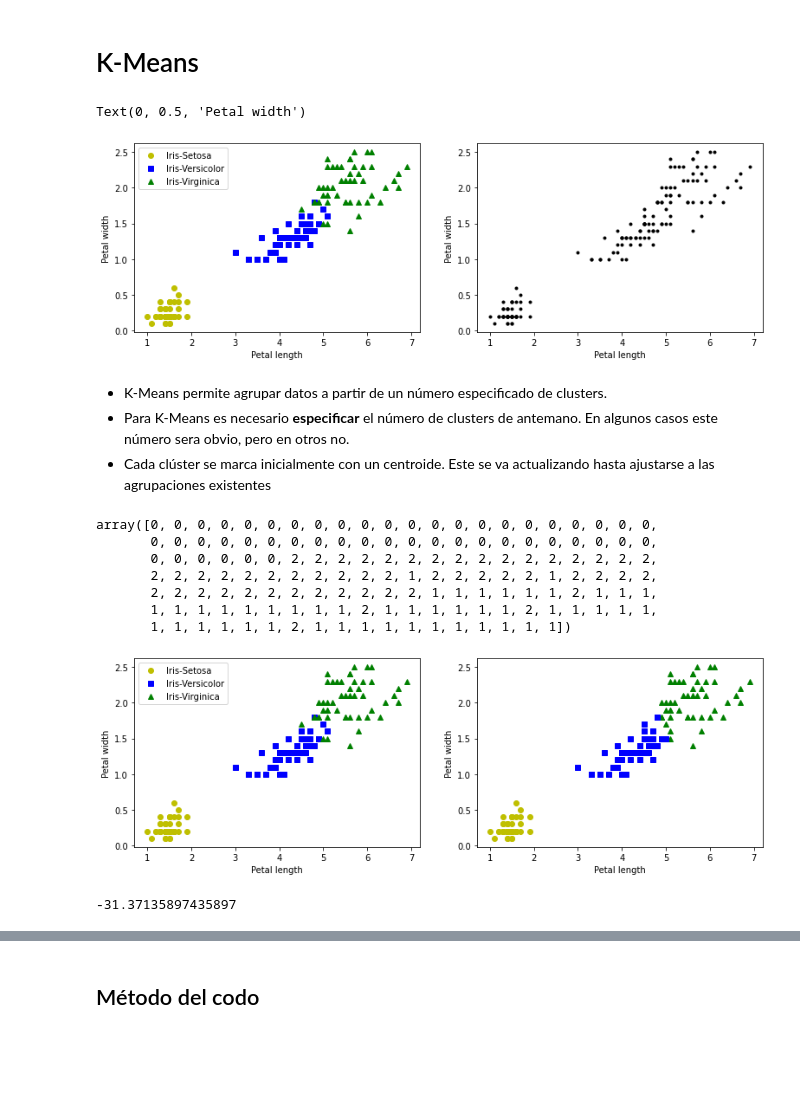
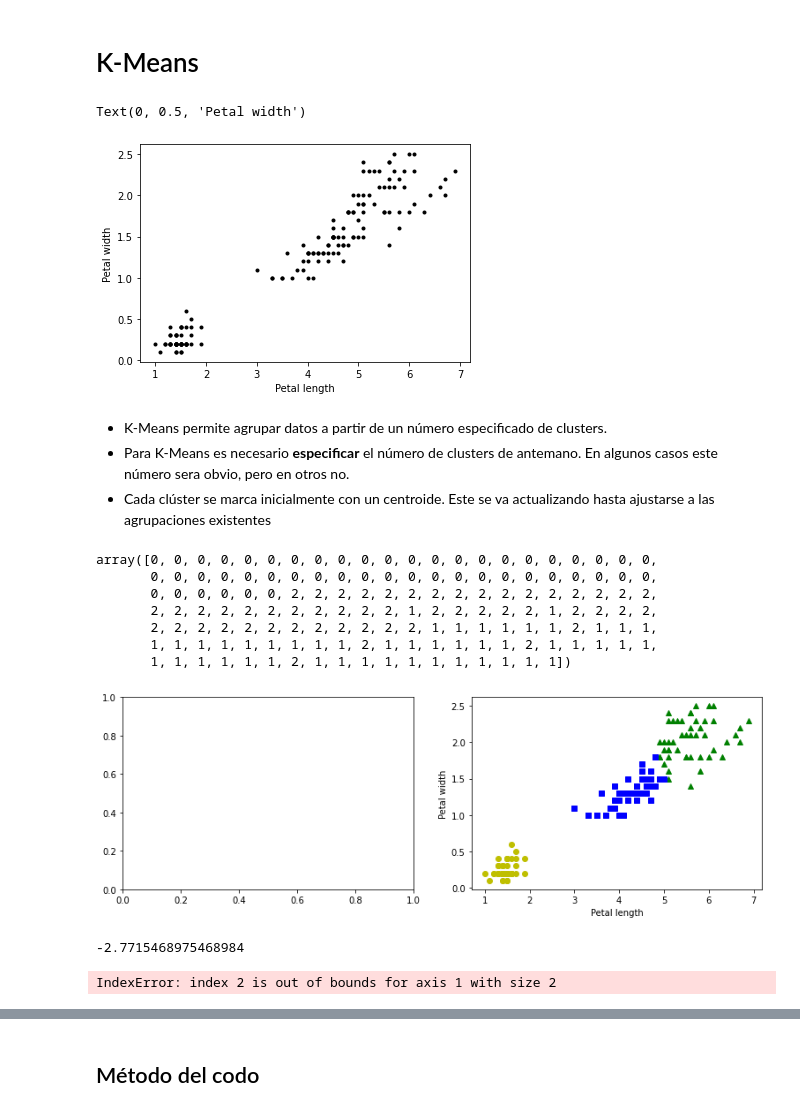
Before and after one commit to jeedorsa/DataScienceUnilever2022, a Jupyter notebook: Track 1/Clases/8-UnsupervisedLearning/8-UnsupervisedLearning.ipynb, the cells around one changed output, grey strips where cells are left out. Drawn from its saved outputs; the diff is of its cells as text; code cells hidden in the pictures; blank space fills up the shorter version.

```diff
--- a/Track 1/Clases/8-UnsupervisedLearning/8-UnsupervisedLearning.ipynb
+++ b/Track 1/Clases/8-UnsupervisedLearning/8-UnsupervisedLearning.ipynb
@@ -40,28 +40,21 @@ Fuente: "Hands-on Machine Learning with Scikit-Learn, Keras & TensorFlow"
 # %%
 from sklearn.datasets import load_iris
 import matplotlib.pyplot as plt
 
 iris = load_iris()
 X = iris.data[:,2:]
 y = iris.target
 
 fig = plt.figure(figsize=(13,4))
-ax1 = fig.add_subplot(1,2,1)
-ax1.plot(X[y==0,0],X[y==0,1],'yo')
-ax1.plot(X[y==1,0],X[y==1,1],'bs')
-ax1.plot(X[y==2,0],X[y==2,1],'g^')
-ax1.legend(['Iris-Setosa','Iris-Versicolor','Iris-Virginica'])
-ax1.set_xlabel('Petal length')
-ax1.set_ylabel('Petal width')
 
 
 ax2 = fig.add_subplot(1,2,2)
 ax2.plot(X[:, 0],X[:,1],'k.')
 ax2.set_xlabel('Petal length')
 ax2.set_ylabel('Petal width')
 # %% [output]
 Text(0, 0.5, 'Petal width')
-[figure, old version]
+[figure, new version]
 # %% [markdown]
 - K-Means permite agrupar datos a partir de un número especificado de clusters.
 - Para K-Means es necesario **especificar** el número de clusters de antemano. En algunos casos este número sera obvio, pero en otros no.
@@ -75,27 +68,22 @@ kmeans = KMeans(n_clusters=k)
 kmeans.fit(X)
 
 y_pred = kmeans.predict(X)
-# %%
-y_pred
-# %% [output]
-array([0, 0, 0, 0, 0, 0, 0, 0, 0, 0, 0, 0, 0, 0, 0, 0, 0, 0, 0, 0, 0, 0,
-       0, 0, 0, 0, 0, 0, 0, 0, 0, 0, 0, 0, 0, 0, 0, 0, 0, 0, 0, 0, 0, 0,
-       0, 0, 0, 0, 0, 0, 2, 2, 2, 2, 2, 2, 2, 2, 2, 2, 2, 2, 2, 2, 2, 2,
-       2, 2, 2, 2, 2, 2, 2, 2, 2, 2, 2, 1, 2, 2, 2, 2, 2, 1, 2, 2, 2, 2,
-       2, 2, 2, 2, 2, 2, 2, 2, 2, 2, 2, 2, 1, 1, 1, 1, 1, 1, 2, 1, 1, 1,
-       1, 1, 1, 1, 1, 1, 1, 1, 1, 2, 1, 1, 1, 1, 1, 1, 2, 1, 1, 1, 1, 1,
-       1, 1, 1, 1, 1, 1, 2, 1, 1, 1, 1, 1, 1, 1, 1, 1, 1, 1])
+# %%
+y_pred
+# %% [output]
+array([0, 0, 0, 0, 0, 0, 0, 0, 0, 0, 0, 0, 0, 0, 0, 0, 0, 0, 0, 0, 0, 0,
+       0, 0, 0, 0, 0, 0, 0, 0, 0, 0, 0, 0, 0, 0, 0, 0, 0, 0, 0, 0, 0, 0,
+       0, 0, 0, 0, 0, 0, 2, 2, 2, 2, 2, 2, 2, 2, 2, 2, 2, 2, 2, 2, 2, 2,
+       2, 2, 2, 2, 2, 2, 2, 2, 2, 2, 2, 1, 2, 2, 2, 2, 2, 1, 2, 2, 2, 2,
+       2, 2, 2, 2, 2, 2, 2, 2, 2, 2, 2, 2, 1, 1, 1, 1, 1, 1, 2, 1, 1, 1,
+       1, 1, 1, 1, 1, 1, 1, 1, 1, 2, 1, 1, 1, 1, 1, 1, 2, 1, 1, 1, 1, 1,
+       1, 1, 1, 1, 1, 1, 2, 1, 1, 1, 1, 1, 1, 1, 1, 1, 1, 1])
 # %%
 import matplotlib.pyplot as plt
 
 fig = plt.figure(figsize=(13,4))
 ax1 = fig.add_subplot(1,2,1)
-ax1.plot(X[y==0,0],X[y==0,1],'yo')
-ax1.plot(X[y==1,0],X[y==1,1],'bs')
-ax1.plot(X[y==2,0],X[y==2,1],'g^')
-ax1.legend(['Iris-Setosa','Iris-Versicolor','Iris-Virginica'])
-ax1.set_xlabel('Petal length')
-ax1.set_ylabel('Petal width')
+
 
 # Índice de agrupación cambia, pero agrupaciones se mantienen
 ax2 = fig.add_subplot(1,2,2)
@@ -112,5 +100,9 @@ plt.show()
 # "mayor valor, mejor"
 print(kmeans.score(X))
 # %% [output]
-[figure, old version]
+[figure, new version]
--31.37135897435897
+-2.7715468975468984
+# %%
+X[y_pred==0,0]
+# %% [output]
+IndexError: index 2 is out of bounds for axis 1 with size 2
```
Also changed, not shown: parts of 3 cells of this notebook, 1 other file.
